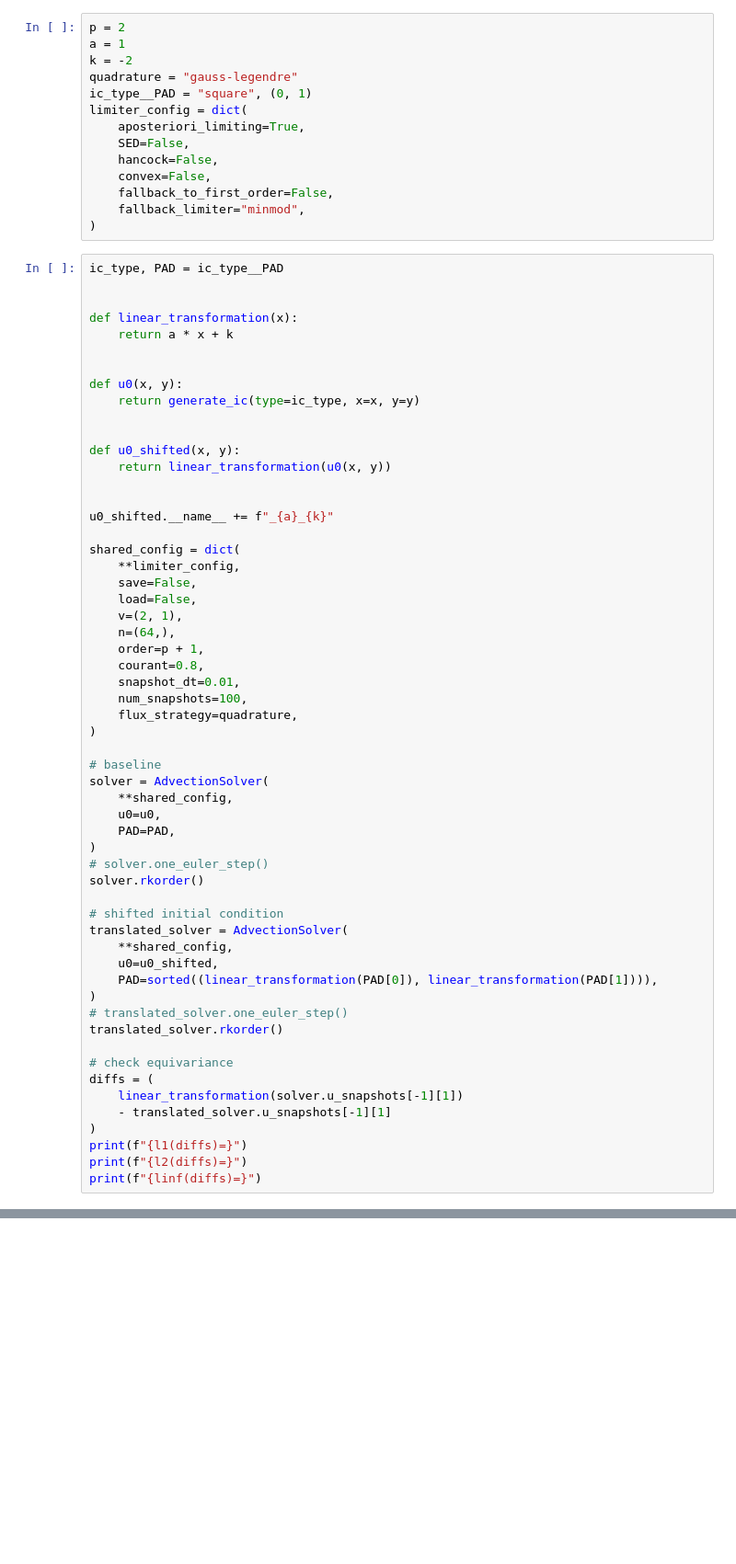
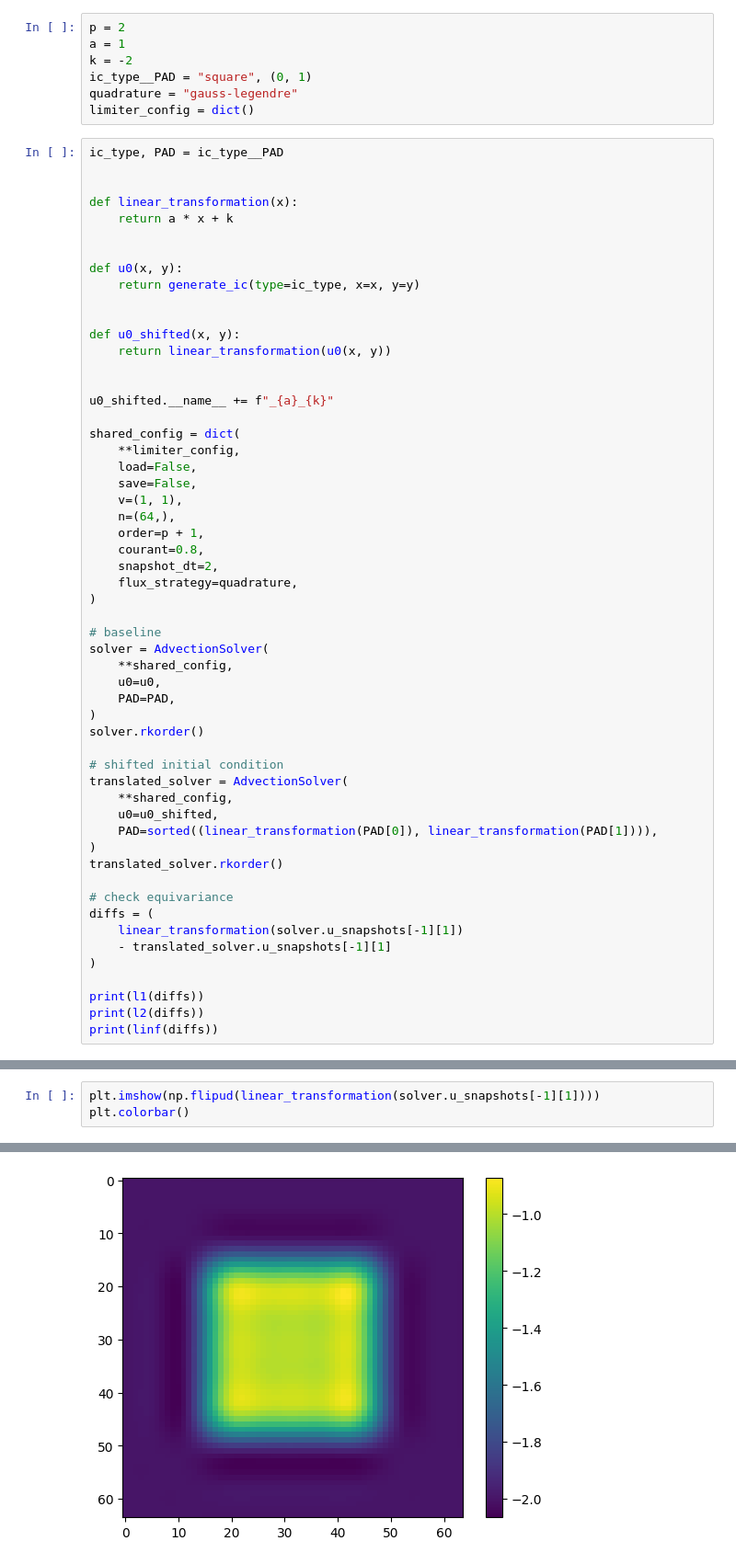
Before and after one commit to jpalafou/FVMethods, a Jupyter notebook: examples/translation_equivarance.ipynb, the cells around one changed output, grey strips where cells are left out. Shown at 92% size. Drawn from its saved outputs; the diff is of its cells as text; blank space fills up the shorter version.

```diff
--- a/examples/translation_equivarance.ipynb
+++ b/examples/translation_equivarance.ipynb
@@ -19,16 +19,9 @@ def linf(x: np.ndarray) -> float:
 p = 2
 a = 1
 k = -2
+ic_type__PAD = "square", (0, 1)
 quadrature = "gauss-legendre"
-ic_type__PAD = "square", (0, 1)
-limiter_config = dict(
-    aposteriori_limiting=True,
-    SED=False,
-    hancock=False,
-    convex=False,
-    fallback_to_first_order=False,
-    fallback_limiter="minmod",
-)
+limiter_config = dict()
 # %%
 ic_type, PAD = ic_type__PAD
 
@@ -49,14 +42,13 @@ u0_shifted.__name__ += f"_{a}_{k}"
 
 shared_config = dict(
     **limiter_config,
+    load=False,
     save=False,
-    load=False,
-    v=(2, 1),
+    v=(1, 1),
     n=(64,),
     order=p + 1,
     courant=0.8,
-    snapshot_dt=0.01,
-    num_snapshots=100,
+    snapshot_dt=2,
     flux_strategy=quadrature,
 )
 
@@ -66,7 +58,6 @@ solver = AdvectionSolver(
     u0=u0,
     PAD=PAD,
 )
-# solver.one_euler_step()
 solver.rkorder()
 
 # shifted initial condition
@@ -75,7 +66,6 @@ translated_solver = AdvectionSolver(
     u0=u0_shifted,
     PAD=sorted((linear_transformation(PAD[0]), linear_transformation(PAD[1]))),
 )
-# translated_solver.one_euler_step()
 translated_solver.rkorder()
 
 # check equivariance
@@ -83,9 +73,10 @@ diffs = (
     linear_transformation(solver.u_snapshots[-1][1])
     - translated_solver.u_snapshots[-1][1]
 )
-print(f"{l1(diffs)=}")
-print(f"{l2(diffs)=}")
-print(f"{linf(diffs)=}")
+
+print(l1(diffs))
+print(l2(diffs))
+print(linf(diffs))
 # %% [output]
 New solution instance...
 New solution instance...
@@ -94,0 +86,4 @@ linf(diffs)=0.0064542059307486355
+# %%
+plt.imshow(np.flipud(linear_transformation(solver.u_snapshots[-1][1])))
+plt.colorbar()
+# %% [output]
@@ -94,0 +91 @@ linf(diffs)=0.0064542059307486355
+[figure, added]
```
Also changed, not shown: parts of 3 cells of this notebook, 4 other files.
